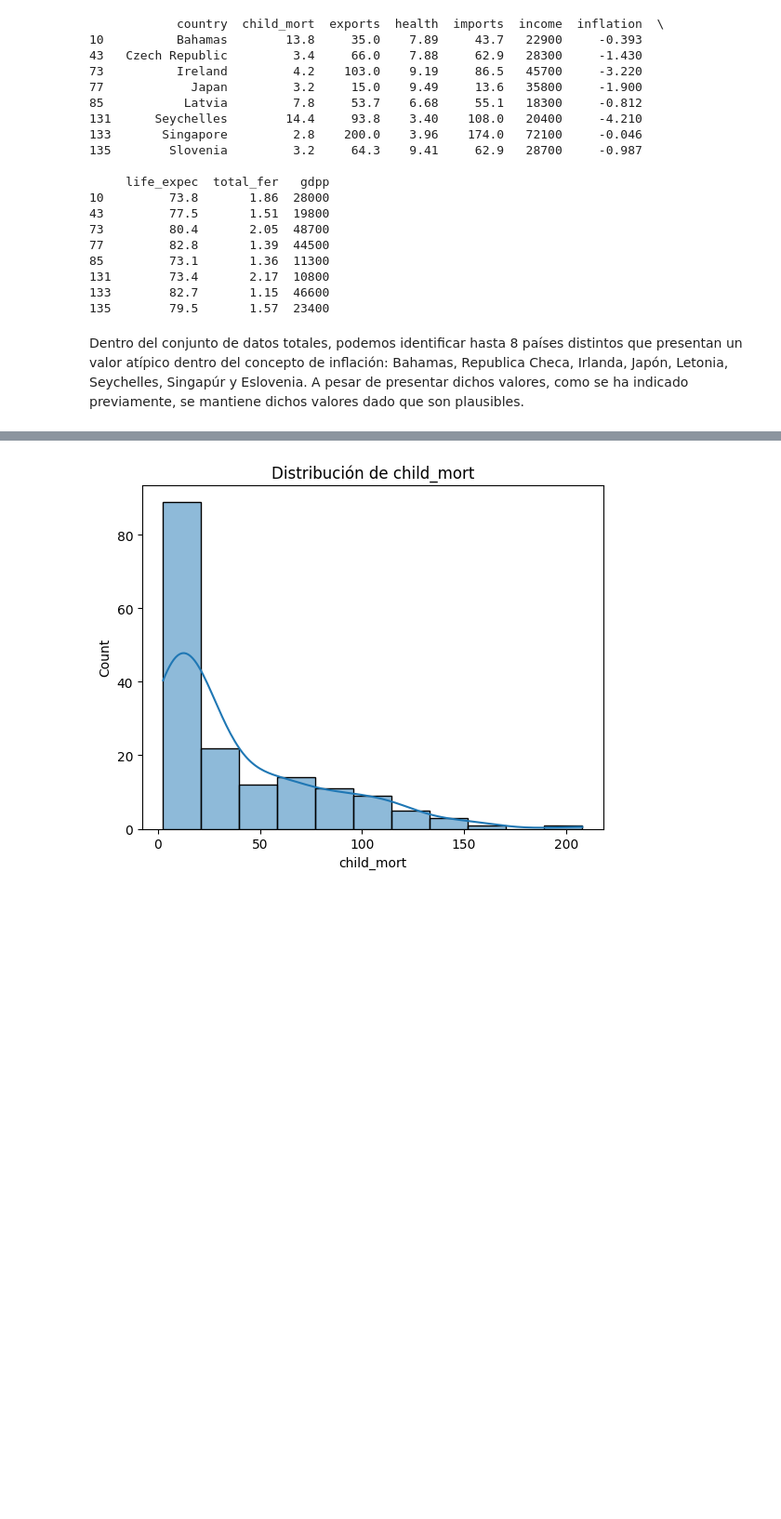
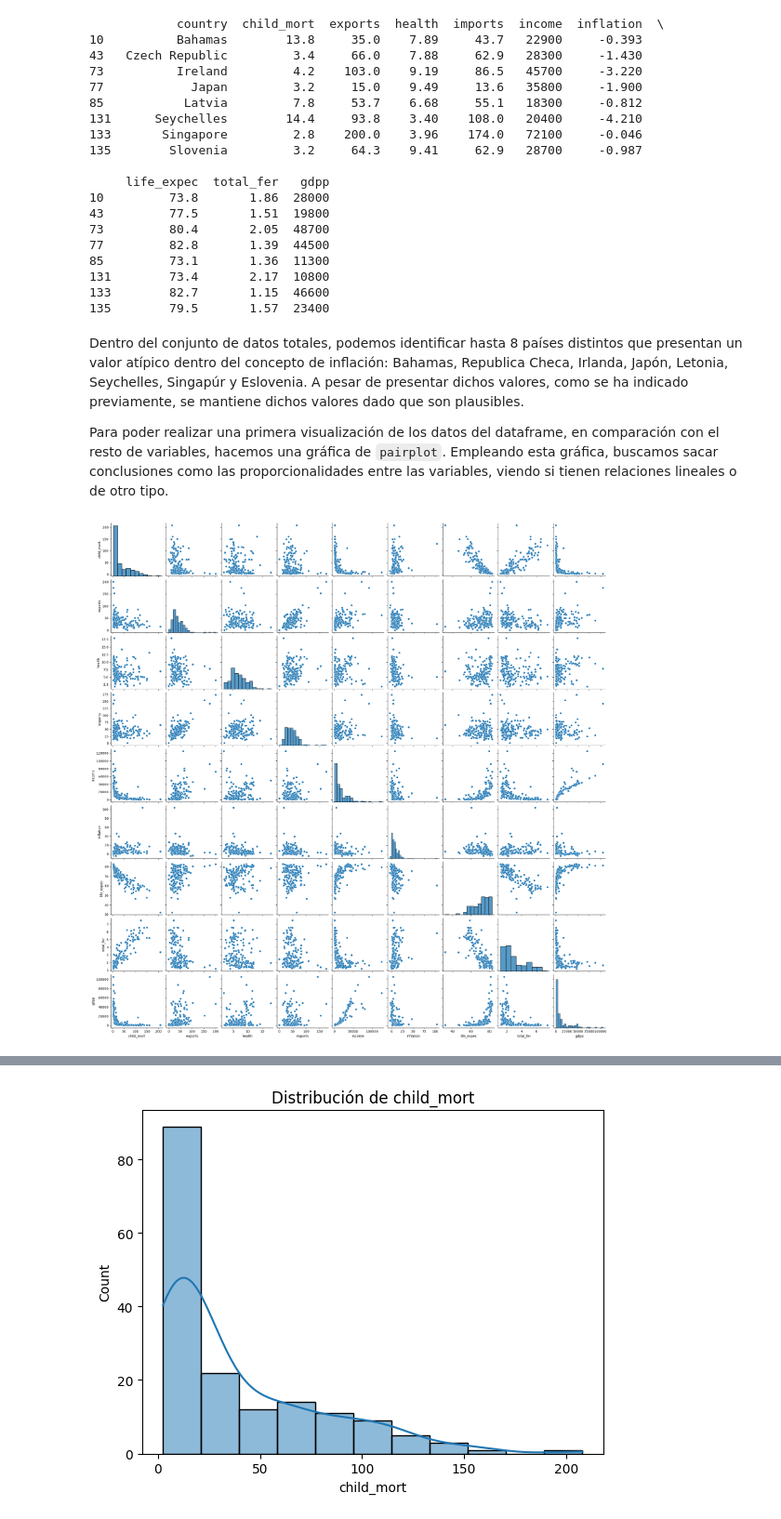
Before and after one commit to luis-sanchez-agulla/Grupo_3B_02_Mineros, a Jupyter notebook: PWI_Grupo2B.ipynb, the cells around one changed output, grey strips where cells are left out. Shown at 93% size. Cells and saved outputs as stored; diff of their text form; code cells hidden in the pictures; blank space fills up the shorter version.

Commit message:
docs(justificaciones): añadidas nuevas explicaciones sobre las gráficas empleadas a lo largo del notebook -> pairplot, histplot, ...

```diff
--- a/PWI_Grupo2B.ipynb
+++ b/PWI_Grupo2B.ipynb
@@ -86,3 +86,10 @@ print(valores_negativos)
 135        79.5       1.57  23400
 # %% [markdown]
 Dentro del conjunto de datos totales, podemos identificar hasta 8 países distintos que presentan un valor atípico dentro del concepto de inflación: Bahamas, Republica Checa, Irlanda, Japón, Letonia, Seychelles, Singapúr y Eslovenia. A pesar de presentar dichos valores, como se ha indicado previamente, se mantiene dichos valores dado que son plausibles.
+
+Para poder realizar una primera visualización de los datos del dataframe, en comparación con el resto de variables, hacemos una gráfica de `pairplot`. Empleando esta gráfica, buscamos sacar conclusiones como las proporcionalidades entre las variables, viendo si tienen relaciones lineales o de otro tipo.
+# %%
+sns.pairplot(df)
+plt.show()
+# %% [output]
+[figure, added]
```
Also changed, not shown: parts of 4 cells of this notebook.
